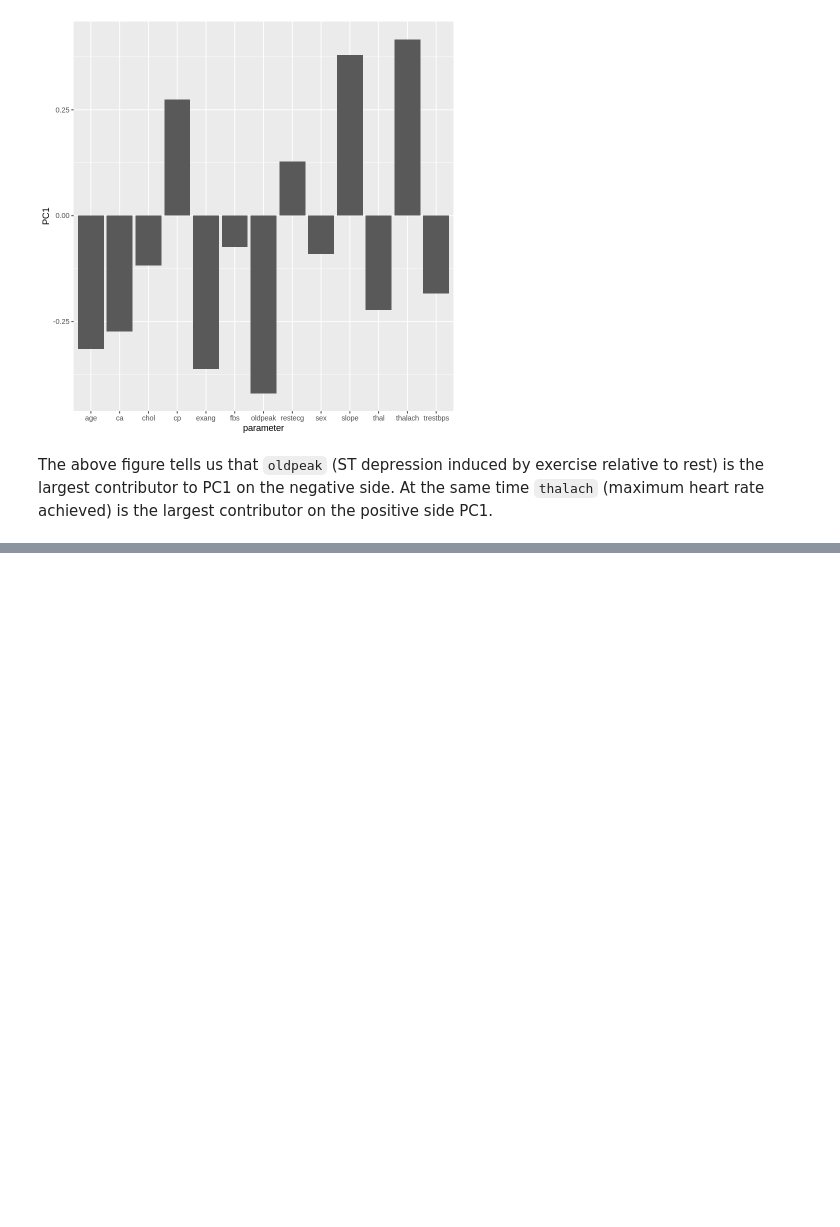
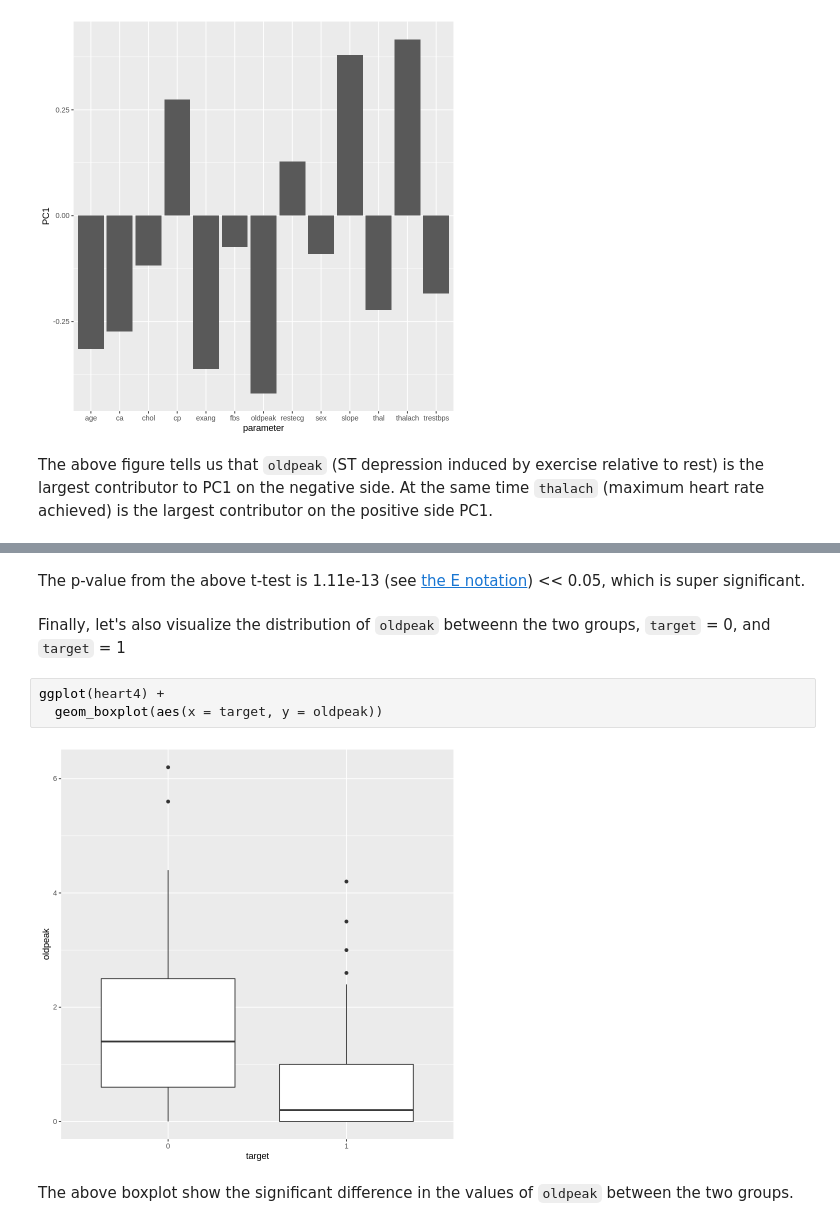
Before and after one commit to SaraAlKarimy/Notebooks, a Jupyter notebook: heart.ipynb, the cells around one changed output, grey strips where cells are left out. Cells and saved outputs as stored; diff of their text form; blank space fills up the shorter version.

```diff
--- a/heart.ipynb
+++ b/heart.ipynb
@@ -249,0 +313,11 @@ The above figure tells us that `oldpeak` (ST depression induced by exercise rela
+# %% [markdown]
+The p-value from the above t-test is 1.11e-13 (see [the E notation](https://stattrek.com/statistics/dictionary.aspx?definition=e-notation)) << 0.05, which is super significant.
+# %% [markdown]
+Finally, let's also visualize the distribution of `oldpeak` betweenn the two groups, `target` = 0, and `target` = 1
+# %%
+ggplot(heart4) +
+  geom_boxplot(aes(x = target, y = oldpeak))
+# %% [output]
+[figure, added]
+# %% [markdown]
+The above boxplot show the significant difference in the values of `oldpeak` between the two groups.
```
Also changed, not shown: parts of 7 cells of this notebook.
